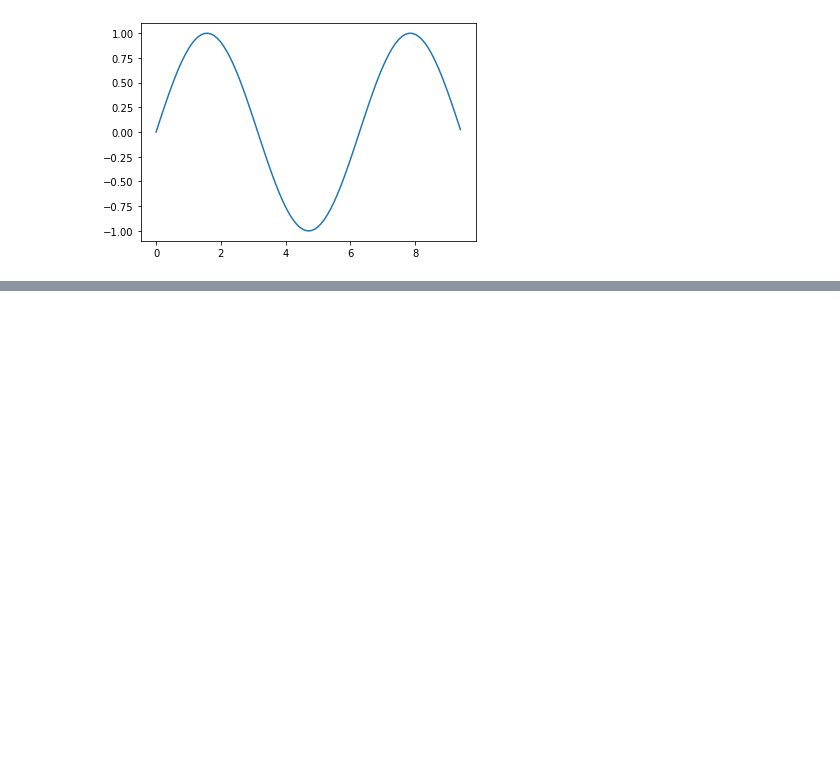
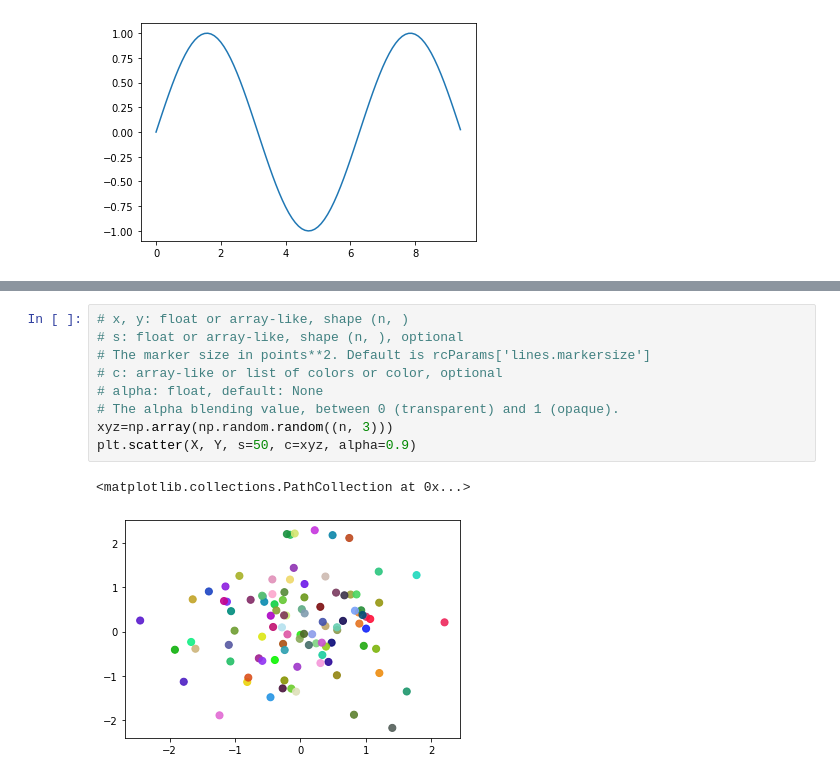
Before and after one commit to yenin203/PY60Days, a Jupyter notebook: homework/Day_018_HW.ipynb, the cells around one changed output, grey strips where cells are left out. Drawn from its saved outputs; the diff is of its cells as text; blank space fills up the shorter version.

```diff
--- a/homework/Day_018_HW.ipynb
+++ b/homework/Day_018_HW.ipynb
@@ -32,3 +32,15 @@ Text(0.5, 1.0, '給定散點圖顏色')
+# %%
+# x, y: float or array-like, shape (n, )
+# s: float or array-like, shape (n, ), optional
+# The marker size in points**2. Default is rcParams['lines.markersize']
+# c: array-like or list of colors or color, optional
+# alpha: float, default: None
+# The alpha blending value, between 0 (transparent) and 1 (opaque).
+xyz=np.array(np.random.random((n, 3)))
+plt.scatter(X, Y, s=50, c=xyz, alpha=0.9)
+# %% [output]
+<matplotlib.collections.PathCollection at 0x...>
+[figure, added]
 # %%
 plt.bar(X, Y)
 # %% [output]
```
Also changed, not shown: parts of 4 cells of this notebook.
